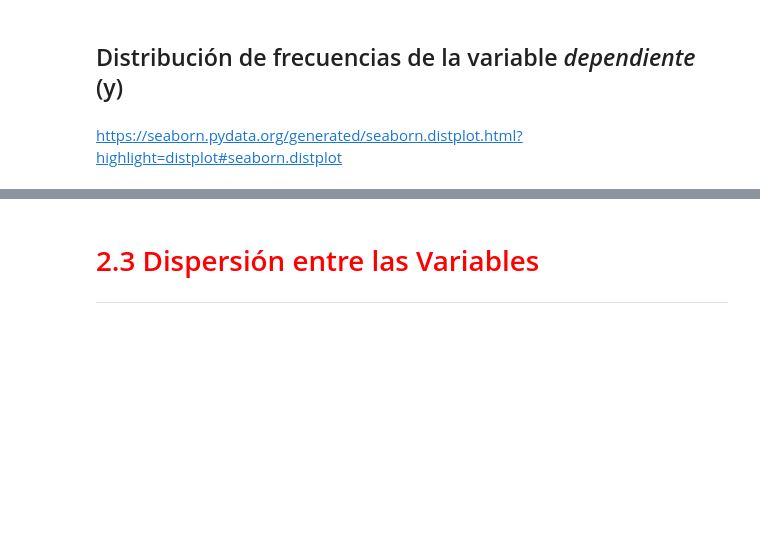
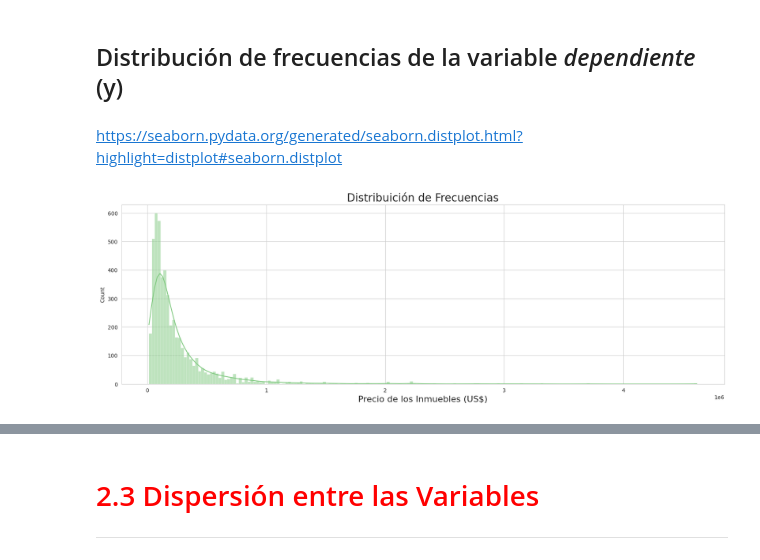
Before and after one commit to JLuceroVasquez/regresion-lineal-tecnicas-avanzadas-de-modelado, a Jupyter notebook: notebook-de-clase.ipynb, the cells around one changed output, grey strips where cells are left out. Drawn from its saved outputs; the diff is of its cells as text; code cells hidden in the pictures; blank space fills up the shorter version.

```diff
--- a/notebook-de-clase.ipynb
+++ b/notebook-de-clase.ipynb
@@ -75,11 +149,13 @@ ax
 # %% [markdown]
 https://seaborn.pydata.org/generated/seaborn.distplot.html?highlight=distplot#seaborn.distplot
 # %%
-
+ax = sns.histplot(data= datos, x='Valor', kde=True)
 ax.figure.set_size_inches(20, 6)
 ax.set_title('Distribuición de Frecuencias', fontsize=20)
 ax.set_xlabel('Precio de los Inmuebles (US$)', fontsize=16)
-ax
+plt.show()
+# %% [output]
+[figure, added]
 # %% [markdown]
 <img width='800px' src='https://caelum-online-public.s3.amazonaws.com/ESP-1803-regresion-lineal-tecnicas-avanzadas-modelado/Box-Plot+II.png'>
 # %% [markdown]
```
Also changed, not shown: parts of 15 cells of this notebook.
